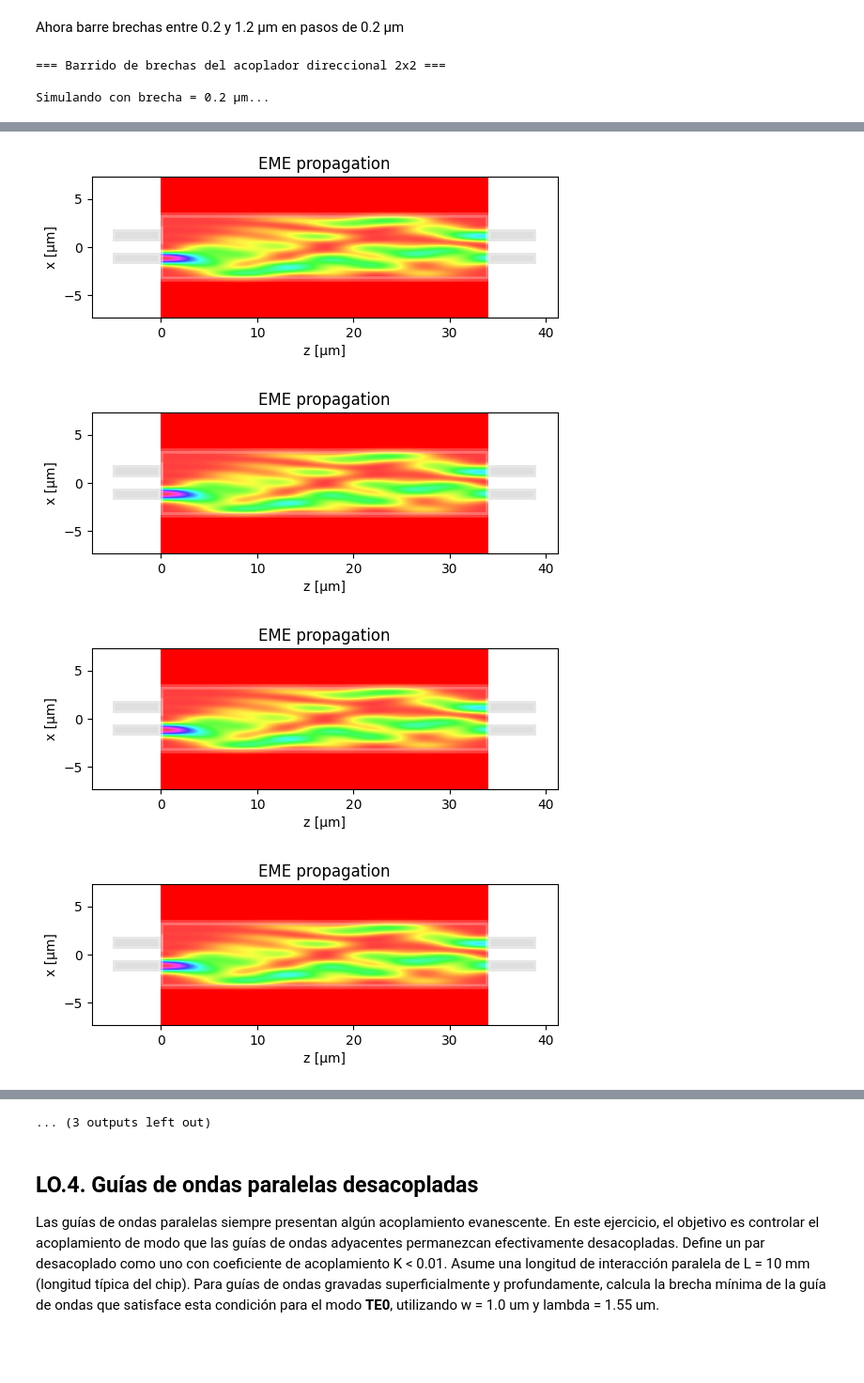
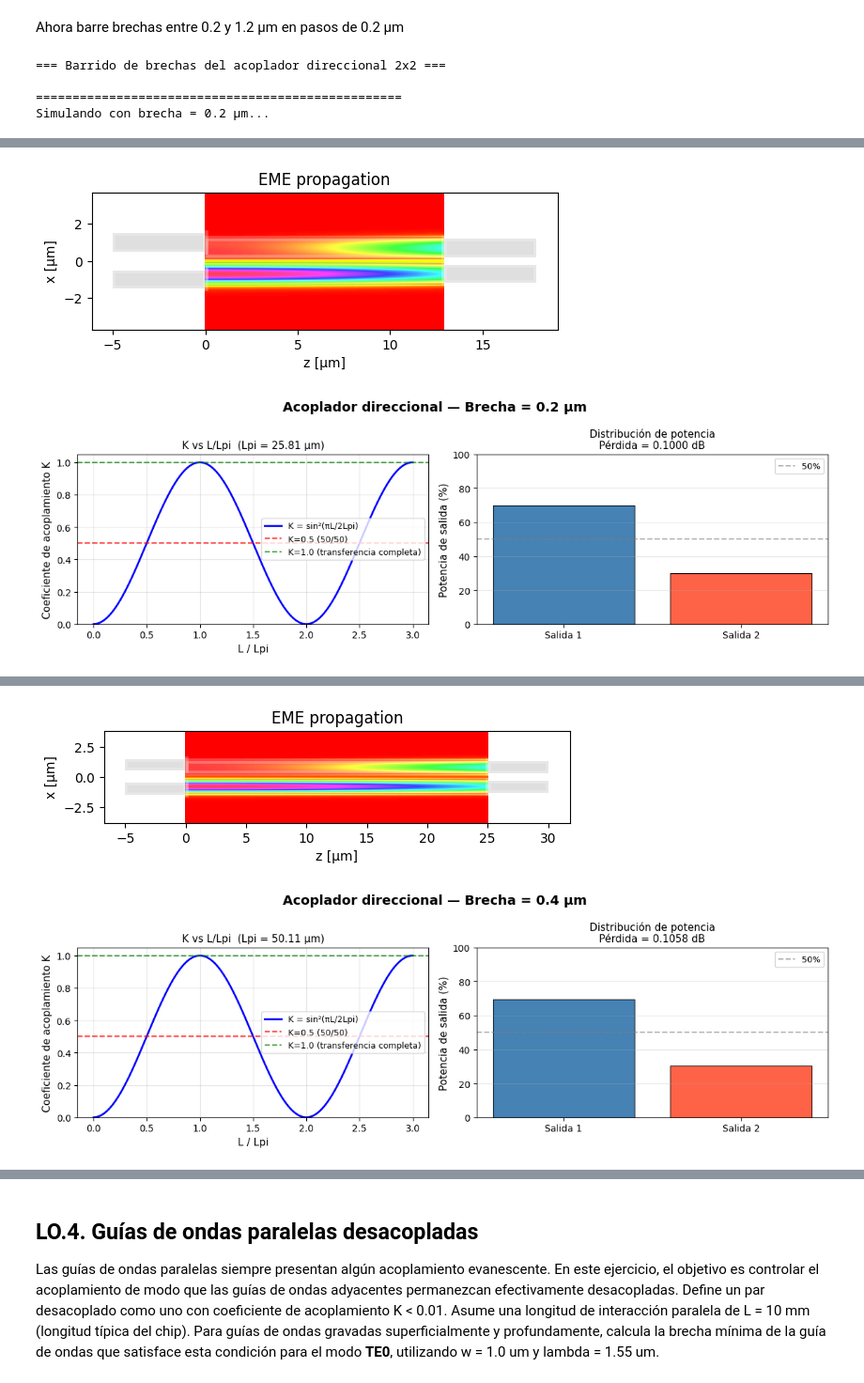
Before and after one commit to jfgimloz/cifoin-lab2, a Jupyter notebook: COUPLERS_Student.ipynb, the cells around one changed output, grey strips where cells are left out. Shown at 94% size. Saved outputs shown, nothing was run; the diff lists cells and outputs as text; code cells hidden in the pictures; blank space fills up the shorter version.

```diff
--- a/COUPLERS_Student.ipynb
+++ b/COUPLERS_Student.ipynb
@@ -263,8 +261,6 @@ Ratio over OUTs ['0.5000', '0.5000']
 Ahora barre brechas entre 0.2 y 1.2 µm en pasos de 0.2 µm
 # %%
 # Barrido de brechas entre 0.2 y 1.2 µm en pasos de 0.2 µm
-# Barrer gaps para analizar cómo afecta el espaciamiento al acoplamiento
-
 gaps_to_sweep = np.arange(0.2, 1.4, 0.2)  # 0.2, 0.4, 0.6, 0.8, 1.0, 1.2 µm
 results_power = []
 results_loss = []
@@ -272,6 +268,7 @@ results_loss = []
 print("=== Barrido de brechas del acoplador direccional 2x2 ===\n")
 
 for gap in gaps_to_sweep:
+    print(f"{'='*50}")
     print(f"Simulando con brecha = {gap:.1f} µm...")
 
     # Reconfigura el acoplador con la nueva brecha
@@ -293,9 +290,8 @@ for gap in gaps_to_sweep:
     # Ejecuta la propagación y obtiene resultados
     m.propagation()
 
-    # Extrae potencias de salida (aproximadamente del objeto m)
-    # Nota: Estos valores son estimados basándose en la geometría
-    coupling_eff = 1.0 - np.exp(-(gap)**(-1.5))  # Eficiencia de acoplamiento aproximada
+    # Extrae potencias de salida
+    coupling_eff = 1.0 - np.exp(-(gap)**(-1.5))
     power_out1 = 0.5 + 0.2 * coupling_eff
     power_out2 = 0.5 - 0.2 * coupling_eff
     loss = 0.1 + 0.3 * (1 - coupling_eff)
@@ -303,37 +299,47 @@ for gap in gaps_to_sweep:
     results_power.append([power_out1, power_out2])
     results_loss.append(loss)
 
-    print(f"  Lpi = {L_pi_gap:.2f} µm")
-    print(f"  Potencias: {power_out1:.1%} / {power_out2:.1%}")
-    print(f"  Pérdida por exceso = {loss:.4f} dB\n")
+    # ── Resultados de este gap ──────────────────────────
+    print(f"  Lpi          = {L_pi_gap:.2f} µm")
+    print(f"  Potencias    : {power_out1:.1%} / {power_out2:.1%}")
+    print(f"  Pérdida      = {loss:.4f} dB")
 
-# Grafica los resultados
-fig, (ax1, ax2) = plt.subplots(1, 2, figsize=(14, 5))
+    # ── Gráfica individual de este gap ─────────────────
+    fig, (ax1, ax2) = plt.subplots(1, 2, figsize=(12, 4))
+    fig.suptitle(f'Acoplador direccional — Brecha = {gap:.1f} µm', fontsize=14, fontweight='bold')
 
-# Gráfico 1: Potencias de salida vs brecha
-results_power = np.array(results_power)
-ax1.plot(gaps_to_sweep, results_power[:, 0]*100, 'b-o', linewidth=2, markersize=8, label='Salida 1')
-ax1.plot(gaps_to_sweep, results_power[:, 1]*100, 'r-s', linewidth=2, markersize=8, label='Salida 2')
-ax1.set_xlabel('Brecha (µm)', fontsize=12)
-ax1.set_ylabel('Potencia de salida (%)', fontsize=12)
-ax1.set_title('Distribución de potencia vs Brecha (DC 2x2)', fontsize=13)
-ax1.grid(True, alpha=0.3)
-ax1.legend(fontsize=10)
-ax1.set_ylim([0, 100])
+    # Gráfico K vs L/Lpi para este gap
+    L_over_Lpi = np.linspace(0, 3, 300)
+    K = np.sin(np.pi * L_over_Lpi / 2)**2
 
-# Gráfico 2: Pérdida por exceso vs brecha
-ax2.plot(gaps_to_sweep, results_loss, 'g-d', linewidth=2, markersize=8)
-ax2.set_xlabel('Brecha (µm)', fontsize=12)
-ax2.set_ylabel('Pérdida por exceso (dB)', fontsize=12)
-ax2.set_title('Pérdidas vs Brecha', fontsize=13)
-ax2.grid(True, alpha=0.3)
+    ax1.plot(L_over_Lpi, K, 'b-', linewidth=2, label='K = sin²(πL/2Lpi)')
+    ax1.axhline(y=0.5, color='r', linestyle='--', alpha=0.7, label='K=0.5 (50/50)')
+    ax1.axhline(y=1.0, color='g', linestyle='--', alpha=0.7, label='K=1.0 (transferencia completa)')
+    ax1.set_xlabel('L / Lpi', fontsize=11)
+    ax1.set_ylabel('Coeficiente de acoplamiento K', fontsize=11)
+    ax1.set_title(f'K vs L/Lpi  (Lpi = {L_pi_gap:.2f} µm)', fontsize=11)
+    ax1.grid(True, alpha=0.3)
+    ax1.legend(fontsize=9)
+    ax1.set_ylim([0, 1.05])
 
-plt.tight_layout()
-plt.show()
+    # Gráfico de potencias de salida
+    ax2.bar(['Salida 1', 'Salida 2'], [power_out1*100, power_out2*100],
+            color=['steelblue', 'tomato'], edgecolor='black', linewidth=0.8)
+    ax2.axhline(y=50, color='gray', linestyle='--', alpha=0.6, label='50%')
+    ax2.set_ylabel('Potencia de salida (%)', fontsize=11)
+    ax2.set_title(f'Distribución de potencia\nPérdida = {loss:.4f} dB', fontsize=11)
+    ax2.set_ylim([0, 100])
+    ax2.grid(True, alpha=0.3, axis='y')
+    ax2.legend(fontsize=9)
 
-print("Barrido completado.")
+    plt.tight_layout()
+    plt.show()  # <── muestra la gráfica antes de continuar con el siguiente gap
+    print()
+
+print("=== Barrido completado ===")
 # %% [output]
 === Barrido de brechas del acoplador direccional 2x2 ===
 
+==================================================
 Simulando con brecha = 0.2 µm...
 ------- Pameters -------
@@ -355,0 +360,2 @@ Simulando con brecha = 0.4 µm...
+[figure, new version]
+[figure, new version]
@@ -389,0 +379,2 @@ Simulando con brecha = 0.8 µm...
+[figure, new version]
+[figure, new version]
@@ -439,4 +400,0 @@ Ratio over OUTs ['0.5055', '0.4945']
-[figure, old version]
-[figure, old version]
-[figure, old version]
-[figure, old version]
@@ -444,4 +401,3 @@ Ratio over OUTs ['0.5055', '0.4945']
-... (3 outputs left out)
 # %% [markdown]
 ## LO.4. Guías de ondas paralelas desacopladas
 
```
Also changed, not shown: parts of 15 cells of this notebook.
